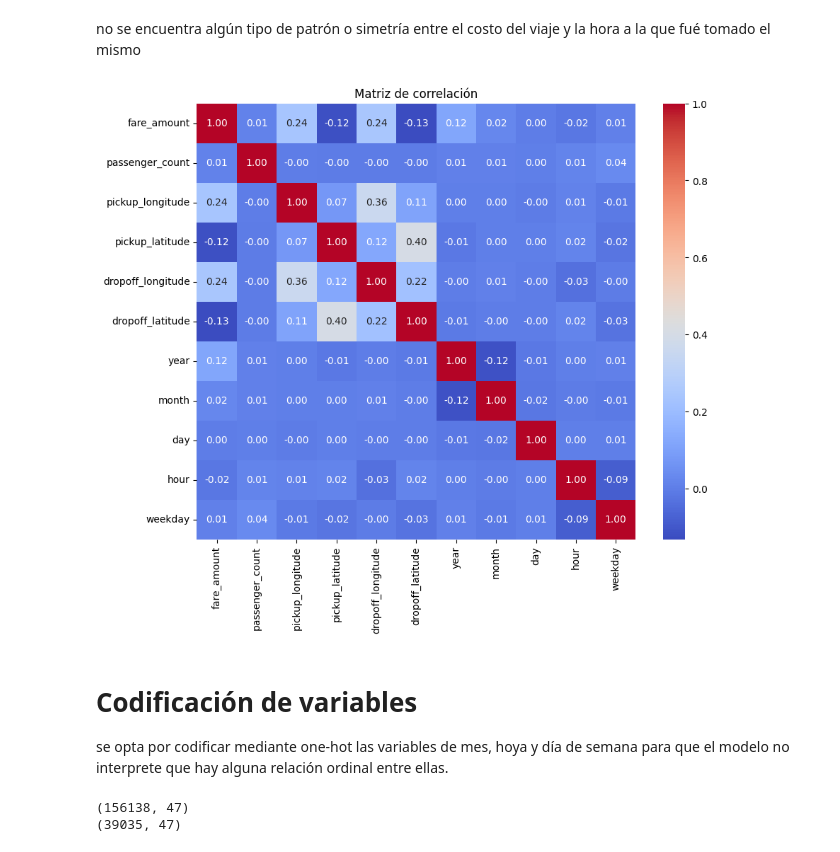
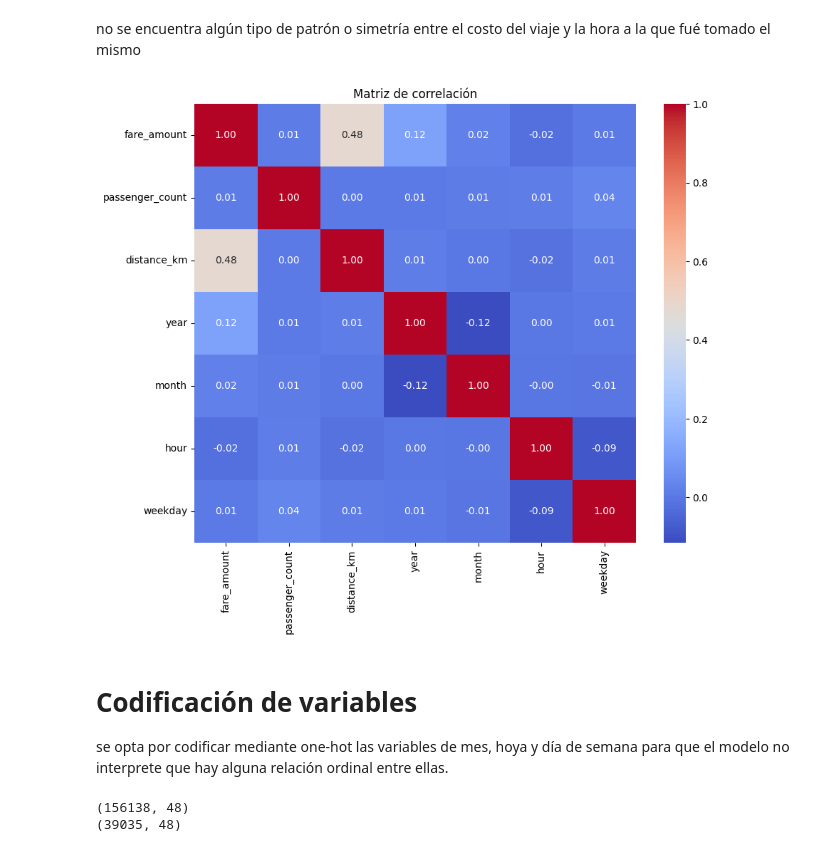
Before and after one commit to SebMun33/AA1-TUIA-2026C1-Onyskiw-Mu-oz, a Jupyter notebook: analisis_descriptivo.ipynb, the cells around one changed output. Drawn from its saved outputs; the diff is of its cells as text; code cells hidden in the pictures.

```diff
--- a/analisis_descriptivo.ipynb
+++ b/analisis_descriptivo.ipynb
@@ -240,7 +229,7 @@ Name: count, dtype: int64
 # %% [markdown]
 passenger_count tiene viajes con 0 pasajeros y 208, lo cuál tambien suena a posibles errores en el dataset. 6 se considera un número incómodo para viajar, pero plausible dentro de todo, mientras que viajes con 0 o 200 son considerados un error en el dataset, y tambien eliminados para no comprometer la calidad del modelo.
 # %%
-data = data[(data["passenger_count"] > 0) & (data["passenger_count"] <= 6)].copy()
+data = data[(data["passenger_count"] > 0) & (data["passenger_count"] <= 6)]
 print(data["passenger_count"].value_counts().sort_index())
 # %% [output]
 passenger_count
@@ -330,3 +319,30 @@ data
 195173 rows × 13 columns
 # %% [markdown]
 en la limpieza de datos se eliminaron un 2.5% de los datos ya que se consideraban datos erroneos o ruido.
+# %%
+def haversine_distance(lat1, lon1, lat2, lon2):
+    #radio de la Tierra en km
+    R = 6371
+
+
+    lat1 = np.radians(lat1)
+    lon1 = np.radians(lon1)
+    lat2 = np.radians(lat2)
+    lon2 = np.radians(lon2)
+
+    dlat = lat2 - lat1
+    dlon = lon2 - lon1
+
+    a = np.sin(dlat / 2)**2 + np.cos(lat1) * np.cos(lat2) * np.sin(dlon / 2)**2
+    c = 2 * np.arctan2(np.sqrt(a), np.sqrt(1 - a))
+
+    return R * c
+
+data["distance_km"] = haversine_distance(
+    data["pickup_latitude"],
+    data["pickup_longitude"],
+    data["dropoff_latitude"],
+    data["dropoff_longitude"]
+)
+
+data
@@ -482,26 +501,22 @@ no se encuentra algún tipo de patrón o simetría entre el costo del viaje y la
 # %%
 corr_cols = [
     "fare_amount",
     "passenger_count",
-    "pickup_longitude",
-    "pickup_latitude",
-    "dropoff_longitude",
-    "dropoff_latitude",
+    "distance_km",
     "year",
     "month",
-    "day",
     "hour",
     "weekday"
 ]
 
 corr = data[corr_cols].corr(numeric_only=True)
 
 plt.figure(figsize=(10, 8))
 sns.heatmap(corr, annot=True, cmap="coolwarm", fmt=".2f")
 plt.title("Matriz de correlación")
 plt.show()
 # %% [output]
-[figure, old version]
+[figure, new version]
 # %% [markdown]
 # Codificación de variables
 se opta por codificar mediante one-hot las variables de mes, hoya y día de semana para que el modelo no interprete que hay alguna relación ordinal entre ellas.
@@ -524,5 +539,5 @@ X_test_scaled = scaler.transform(X_test)
 print(X_train_scaled.shape)
 print(X_test_scaled.shape)
 # %% [output]
-(156138, 47)
-(39035, 47)
+(156138, 48)
+(39035, 48)
```
Also changed, not shown: parts of 7 cells of this notebook.
